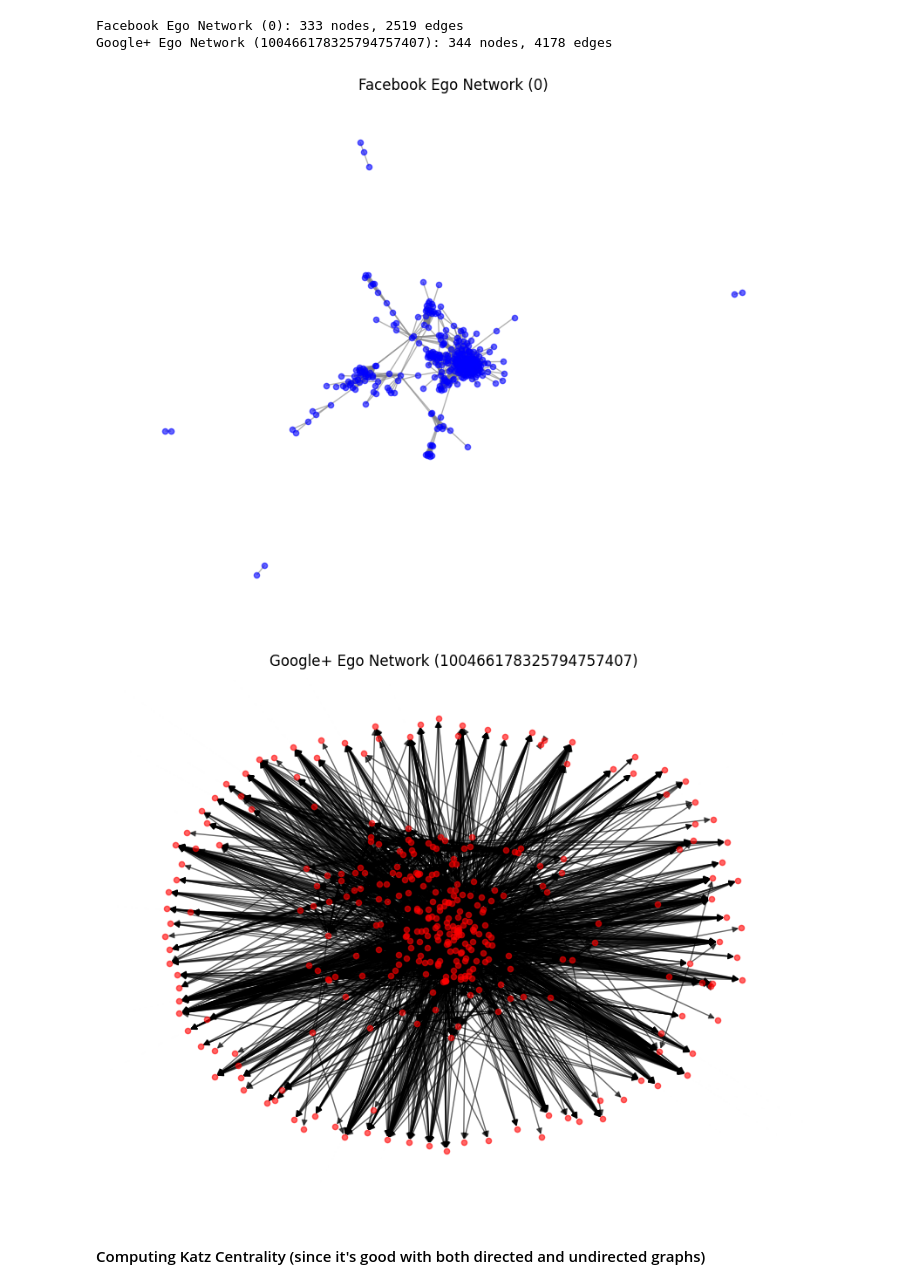
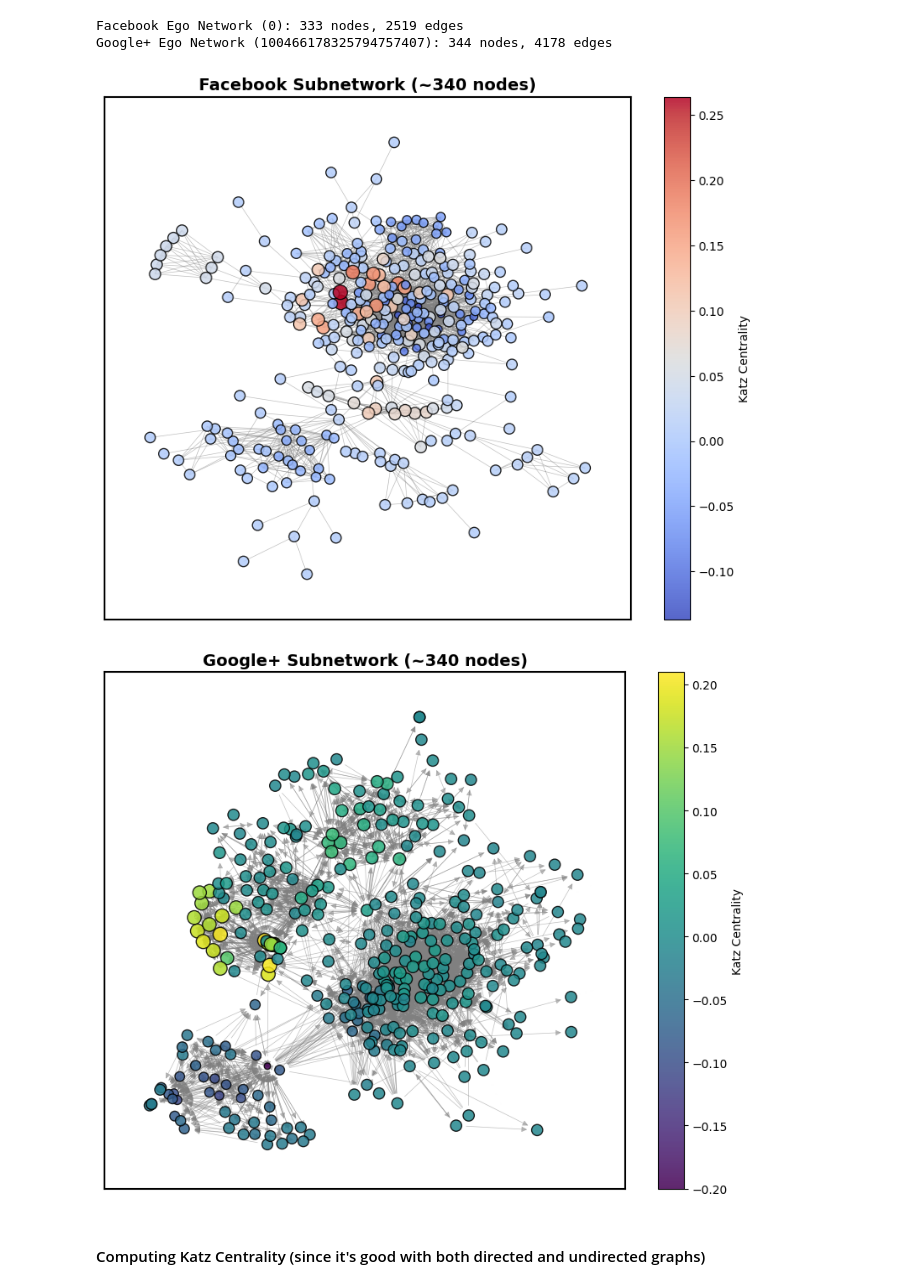
Before and after one commit to CWL9956/Math-168-Project-5, a Jupyter notebook: project.ipynb, the cells around one changed output. Drawn from its saved outputs; the diff is of its cells as text; code cells hidden in the pictures.

```diff
--- a/project.ipynb
+++ b/project.ipynb
@@ -115,19 +115,62 @@ print(f"Google+ Ego Network ({gplus_ego_id}): {len(G_gplus.nodes)} nodes, {len(G
 Facebook Ego Network (0): 333 nodes, 2519 edges
 Google+ Ego Network (100466178325794757407): 344 nodes, 4178 edges
 # %%
-def visualize_network(G, title, node_color='blue', edge_color='gray', figsize=(8, 6)):
+def visualize_network(G, title, centrality_measure='pagerank', cmap='coolwarm', figsize=(10, 8), min_size=30, max_size=150):
+    """Visualizes a network with normalized node sizes and better layout, including a border."""
     plt.figure(figsize=figsize)
-    pos = nx.spring_layout(G, seed=42)
-    nx.draw(G, pos, with_labels=False, node_size=20, node_color=node_color, edge_color=edge_color, alpha=0.6)
-    plt.title(title)
+
+    # Compute centrality based on selected measure
+    if centrality_measure == 'pagerank':
+        centrality = nx.pagerank(G, alpha=0.85)
+    elif centrality_measure == 'degree':
+        centrality = dict(G.degree())
+    elif centrality_measure == 'betweenness':
+        centrality = nx.betweenness_centrality(G)
+    elif centrality_measure == 'katz':
+        centrality = nx.katz_centrality_numpy(G, alpha=0.1, beta=1.0)
+    else:
+        centrality = {node: 1 for node in G.nodes()}  # Default uniform size
+
+    # Convert centrality values into an array for normalization
+    centrality_values = np.array(list(centrality.values()))
+
+    # Apply log scaling to avoid huge node size differences
+    log_sizes = np.log1p(centrality_values)
+
+    # Normalize to range [min_size, max_size]
+    if len(log_sizes) > 1:
+        node_sizes = min_size + (log_sizes - log_sizes.min()) / (log_sizes.max() - log_sizes.min()) * (max_size - min_size)
+    else:
+        node_sizes = np.full_like(log_sizes, (min_size + max_size) / 2)  # Single node case
+
+    # Choose a layout
+    pos = nx.kamada_kawai_layout(G)
+
+    # Draw edges with transparency
+    nx.draw_networkx_edges(G, pos, alpha=0.5, edge_color='gray', width=0.5)
+
+    # Draw nodes with color based on centrality
+    nodes = nx.draw_networkx_nodes(G, pos, node_size=node_sizes, cmap=plt.get_cmap(cmap),
+                                   node_color=list(centrality.values()), alpha=0.85, edgecolors='black')
+
+    # Add colorbar and title
+    plt.colorbar(nodes, label=f'{centrality_measure.capitalize()} Centrality')
+    plt.title(title, fontsize=14, fontweight='bold')
+
+    # Add border (frame) around the plot
+    ax = plt.gca()
+    for spine in ax.spines.values():
+        spine.set_edgecolor('black')  # Border color
+        spine.set_linewidth(1.5)  # Border thickness
+
+    plt.axis('on')
     plt.show()
 
-
-visualize_network(G_fb, f"Facebook Ego Network ({facebook_ego_id})", node_color='blue', edge_color='gray')
-visualize_network(G_gplus, f"Google+ Ego Network ({gplus_ego_id})", node_color='red', edge_color='black')
+visualize_network(G_fb, f"Facebook Subnetwork (~340 nodes)", centrality_measure='katz', cmap='coolwarm')
+visualize_network(G_gplus, f"Google+ Subnetwork (~340 nodes)", centrality_measure='katz', cmap='viridis')
 # %% [output]
-[figure, old version]
+[figure, new version]
-[figure, old version]
+[figure, new version]
 # %% [markdown]
 #### Computing Katz Centrality (since it's good with both directed and undirected graphs)
 # %%
```
Also changed, not shown: parts of 7 cells of this notebook, 2 other files.
